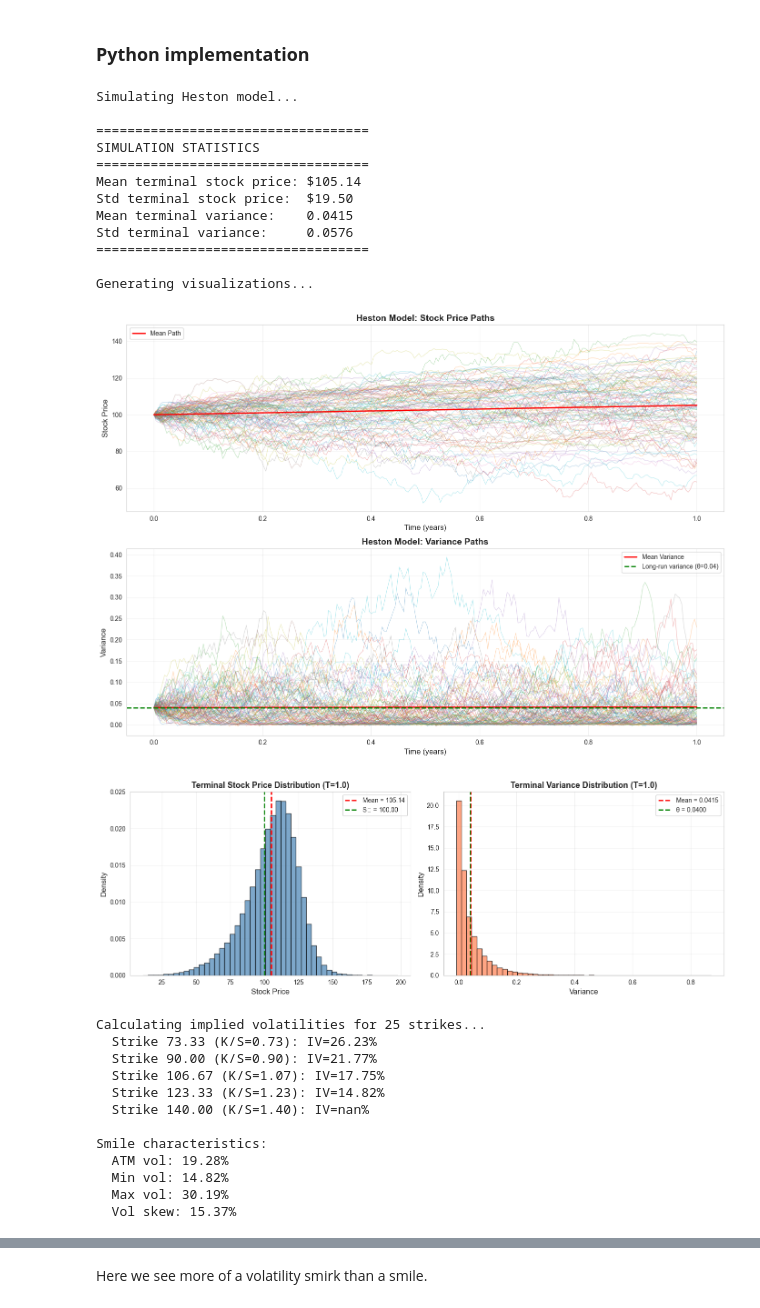
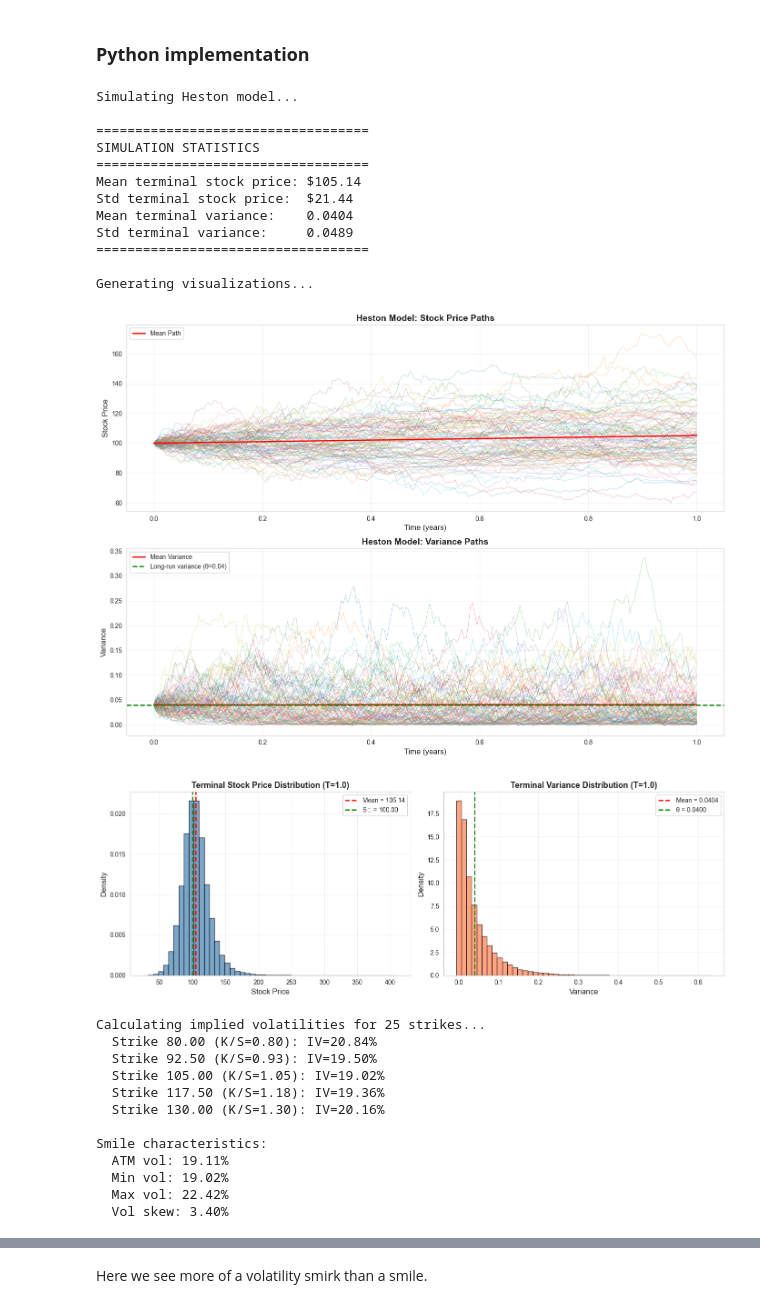
Before and after one commit to adbayre/Quant-Option-Portfolio, a Jupyter notebook: Stochastic_Volatility_Models.ipynb, the cells around one changed output, grey strips where cells are left out. Drawn from its saved outputs; the diff is of its cells as text; code cells hidden in the pictures.

```diff
--- a/Stochastic_Volatility_Models.ipynb
+++ b/Stochastic_Volatility_Models.ipynb
@@ -354,8 +354,8 @@ def plot_volatility_smile(heston, r=0.05, strikes=None, n_strikes=25):
         Number of strikes to use if strikes is None
     """
     if strikes is None:
-        # Create strikes from 60% to 140% of spot
-        strikes = np.linspace(0.6 * heston.S0, 1.4 * heston.S0, n_strikes)
+        # Create strikes from 70% to 130% of spot
+        strikes = np.linspace(0.7 * heston.S0, 1.3 * heston.S0, n_strikes)
 
     # Calculate option prices and implied vols
     S_T = heston.Stock_otime[:, -1]
@@ -392,7 +392,7 @@ def plot_volatility_smile(heston, r=0.05, strikes=None, n_strikes=25):
     ax1.axvline(x=1.0, color='red', linestyle='--', alpha=0.6, linewidth=2, label='ATM')
     ax1.axhline(y=np.sqrt(heston.v0)*100, color='green', linestyle='--',
                 alpha=0.6, linewidth=2, label=f'Initial vol = {np.sqrt(heston.v0)*100:.1f}%')
-    ax1.set_xlabel('Moneyness (K/S₀)', fontsize=13)
+    ax1.set_xlabel('Moneyness (K/S)', fontsize=13)
     ax1.set_ylabel('Implied Volatility (%)', fontsize=13)
     ax1.set_title('Implied Volatility Smile from Heston Model', fontsize=14, fontweight='bold')
     ax1.grid(True, alpha=0.3)
@@ -401,7 +401,7 @@ def plot_volatility_smile(heston, r=0.05, strikes=None, n_strikes=25):
     # Plot 2: Call prices vs Strike
     ax2.plot(strikes[valid_idx], np.array(call_prices)[valid_idx],
              'o-', linewidth=2.5, markersize=8, color='coral', label='Call Price')
-    ax2.axvline(x=heston.S0, color='red', linestyle='--', alpha=0.6, linewidth=2, label=f'S₀ = {heston.S0}')
+    ax2.axvline(x=heston.S0, color='red', linestyle='--', alpha=0.6, linewidth=2, label=f'S = {heston.S0}')
     ax2.set_xlabel('Strike Price', fontsize=13)
     ax2.set_ylabel('Call Option Price', fontsize=13)
     ax2.set_title('Call Option Prices', fontsize=14, fontweight='bold')
@@ -499,14 +499,14 @@ if __name__ == "__main__":
     # Heston model parameters
     S0 = 100 # Initial stock price
     v0 = 0.04 # Initial variance (vol = 20%)
-    mu = 0.05 # Drift
+    mu = 0.08 # Drift (S&P averages 8%)
     kappa = 3.0 # Mean reversion speed
     theta = 0.04 # Long-run variance
-    sigma = 0.7 # Volatility of volatility (increased for more pronounced smile)
-    rho = -0.7 # Correlation (typically negative for equity)
-    T = 1.0 # Time horizon (1 year)
+    sigma = 0.6 # Volatility of volatility
+    rho = -0.6 # Correlation
+    T = 1.0 # Time horizon
     n_steps = 252 # Daily steps
-    n_paths = 100000 # Number of paths (increased for better MC accuracy)
+    n_paths = 100000 # Number of paths
 
     # Create and simulate model
     print("Simulating Heston model...")
@@ -516,49 +516,47 @@ if __name__ == "__main__":
     # Display statistics
     stats = heston.get_statistics()
     print(f"\n{'='*35}")
     print("SIMULATION STATISTICS")
     print(f"{'='*35}")
     print(f"Mean terminal stock price: ${stats['mean_price']:.2f}")
     print(f"Std terminal stock price:  ${stats['std_price']:.2f}")
     print(f"Mean terminal variance:    {stats['mean_variance']:.4f}")
     print(f"Std terminal variance:     {stats['std_variance']:.4f}")
     print(f"{'='*35}\n")
 
     # Generate all plots
-    print("Generating visualizations...")
-
     fig1 = plot_sample_paths(heston, n_display=100)
     plt.show()
 
     fig2 = plot_terminal_distributions(heston)
     plt.show()
 
     fig3, call_prices, impl_vols = plot_volatility_smile(heston, r=0.05)
     plt.show()
 # %% [output]
 Simulating Heston model...
 
 ===================================
 SIMULATION STATISTICS
 ===================================
 Mean terminal stock price: $105.14
-Std terminal stock price:  $19.50
-Mean terminal variance:    0.0415
-Std terminal variance:     0.0576
+Std terminal stock price:  $21.44
+Mean terminal variance:    0.0404
+Std terminal variance:     0.0489
 ===================================
 
 Generating visualizations...
-[figure, old version]
+[figure, new version]
-[figure, old version]
+[figure, new version]
 Calculating implied volatilities for 25 strikes...
-  Strike 73.33 (K/S=0.73): IV=26.23%
-  Strike 90.00 (K/S=0.90): IV=21.77%
-  Strike 106.67 (K/S=1.07): IV=17.75%
-  Strike 123.33 (K/S=1.23): IV=14.82%
-  Strike 140.00 (K/S=1.40): IV=nan%
+  Strike 80.00 (K/S=0.80): IV=20.84%
+  Strike 92.50 (K/S=0.93): IV=19.50%
+  Strike 105.00 (K/S=1.05): IV=19.02%
+  Strike 117.50 (K/S=1.18): IV=19.36%
+  Strike 130.00 (K/S=1.30): IV=20.16%
 
 Smile characteristics:
-  ATM vol: 19.28%
-  Min vol: 14.82%
-  Max vol: 30.19%
-  Vol skew: 15.37%
+  ATM vol: 19.11%
+  Min vol: 19.02%
+  Max vol: 22.42%
+  Vol skew: 3.40%
```
Also changed, not shown: parts of 1 cell of this notebook.
